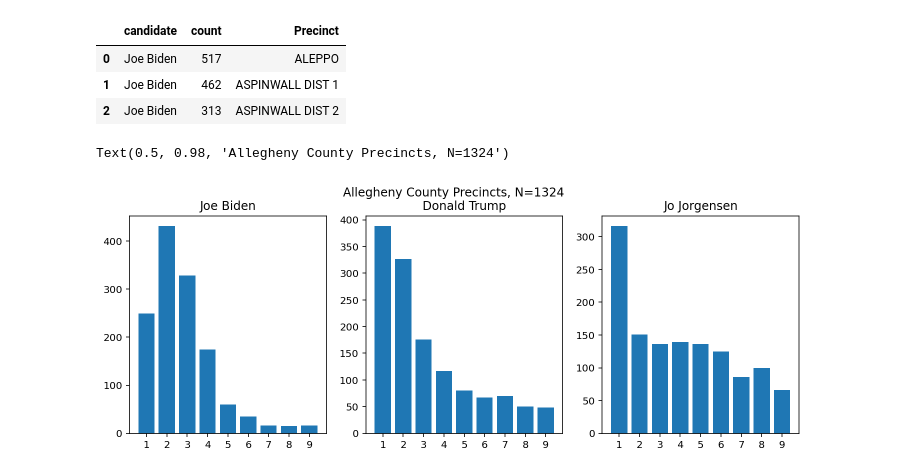
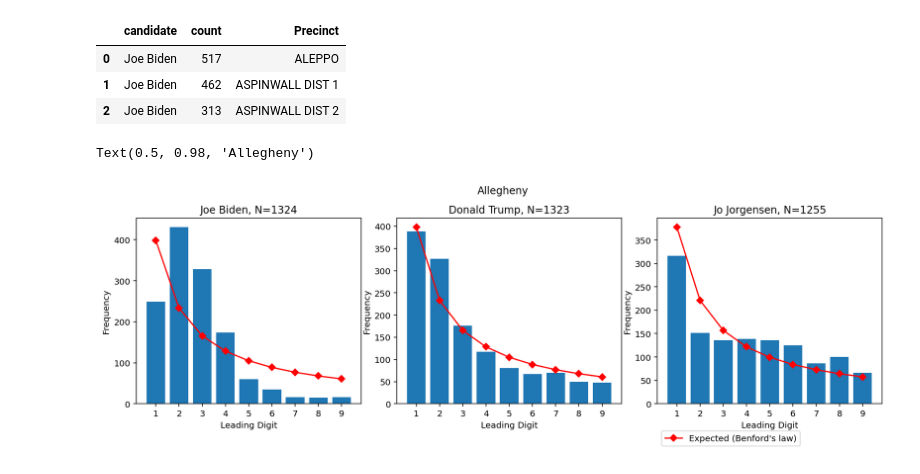
Before and after one commit to cjph8914/2020_benfords, a Jupyter notebook: Allegheny_County_PA_Benfords_Data.ipynb, the cells around one changed output. Saved outputs shown, nothing was run; the diff lists cells and outputs as text; code cells hidden in the pictures.

```diff
--- a/Allegheny_County_PA_Benfords_Data.ipynb
+++ b/Allegheny_County_PA_Benfords_Data.ipynb
@@ -49,26 +49,42 @@ unstacked_data.head(3)
 | 2 | Joe Biden | 313 | ASPINWALL DIST 2 |
 # %%
 
-fig, axs = plt.subplots(1, 3, figsize=(12, 4))
+fig, axs = plt.subplots(1, 3, figsize=(16, 4))
+fig.tight_layout(rect=[0.1, 0., 0.9, 0.9])
+
 axs = np.array(axs).flatten()
 candidates = unstacked_data.candidate.unique()
+
+digit = np.arange(1, 10)
 
 for i in range(len(candidates)):
 
     ax = axs[i]
     candidate = candidates[i]
+
+    N = len(data[data[candidate] > 0])
+
+    # expected distribution, from benford's law, normalize by non-zero counts
+    expected = np.log10(1 + 1/digit) * N
+
     cur_data = unstacked_data
     cur_data = cur_data.groupby(['candidate', 'Precinct']).sum()
     digits = cur_data.loc[candidate]['count'].astype(str).str[0].astype(int)
     digits = digits[digits > 0]
 
     v = digits.value_counts()
     ax.bar(v.index, v.values)
     ax.set_xticks(range(1, 10))
 
     ax.set_title("%s" % (candidate))
+    ax.plot(digit, expected, marker='D', color='red', label='Expected (Benford\'s law)')
 
-plt.suptitle("Allegheny County Precincts, N=%d" % len(data))
+    ax.set_title("%s, N=%d" % (candidate, N))
+    ax.set_xlabel("Leading Digit")
+    ax.set_ylabel("Frequency")
+
+plt.legend(loc=3, bbox_to_anchor=(0.0, -0.25))
+plt.suptitle("Allegheny")
 # %% [output]
-Text(0.5, 0.98, 'Allegheny County Precincts, N=1324')
+Text(0.5, 0.98, 'Allegheny')
-[figure, old version]
+[figure, new version]
```
Also changed, not shown: 3 other files.
